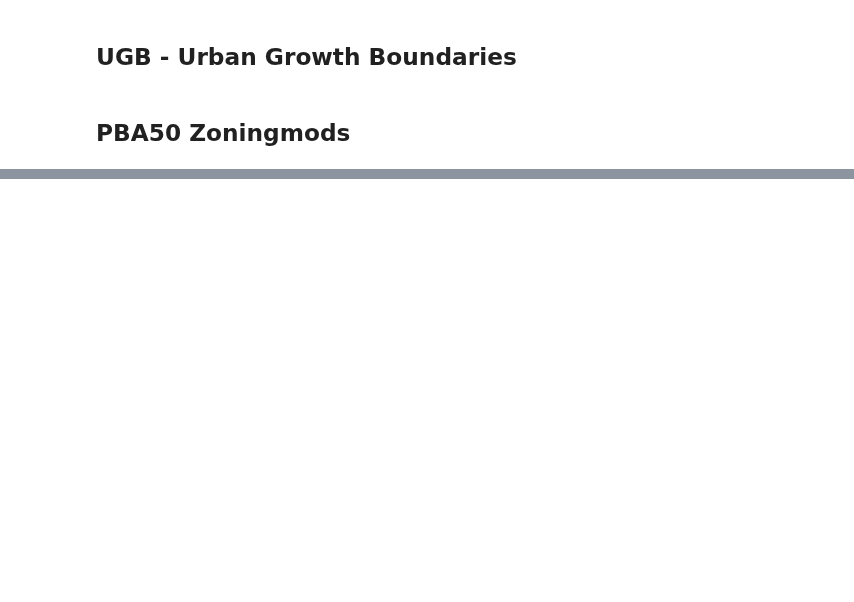
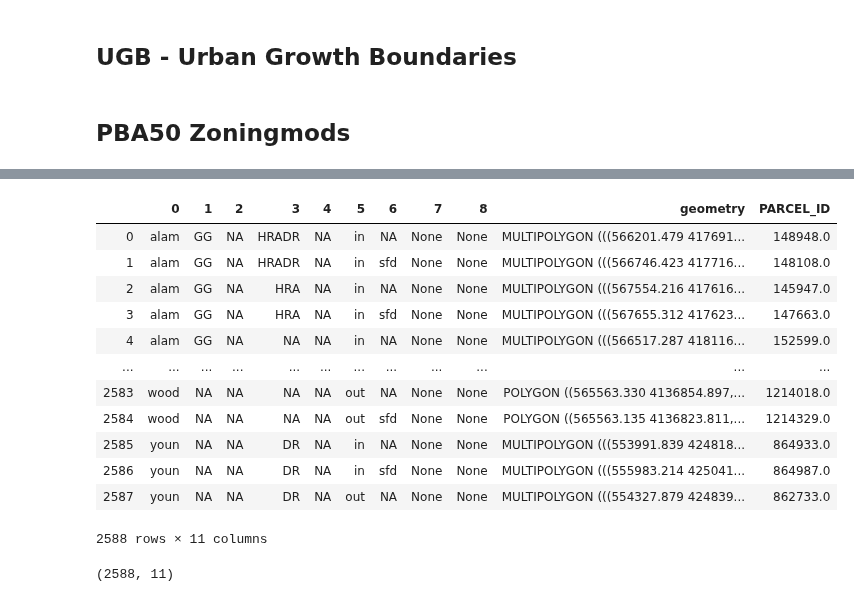
Before and after one commit to BayAreaMetro/petrale, a Jupyter notebook: policies/plu/maps_for_partners/UrbanSim_Input_Mapping.ipynb, the cells around one changed output, grey strips where cells are left out. Drawn from its saved outputs; the diff is of its cells as text; code cells hidden in the pictures; blank space fills up the shorter version.

Commit message:
Update UrbanSim_Input_Mapping.ipynb
Add zoningmods dissolve

```diff
--- a/policies/plu/maps_for_partners/UrbanSim_Input_Mapping.ipynb
+++ b/policies/plu/maps_for_partners/UrbanSim_Input_Mapping.ipynb
@@ -116,0 +141,5 @@ pba50_att_tbl.to_csv('pba50_zoningmods.csv')
+# %%
+pba50_att = pba50_att_raw[['PARCEL_ID', 'COUNTY_ID', 'juris_id', 'gg_id', 'tra_id', 'sesit_id', 'ppa_id', 'exp2020_id', 'pba50chcat', 'exsfd_id', 'chcatwsfd', 'pba50zoningmodcat', 'nodev']]
+pba50_att['modTemp'] = pba50_att[['juris_id', 'gg_id', 'tra_id', 'sesit_id', 'ppa_id', 'exp2020_id', 'exsfd_id', 'chcatwsfd']].apply(lambda row: '_'.join(row.values.astype(str)), axis=1)
+p10 = p10_geo[['PARCEL_ID','geometry']]
+zoningmods = pba50_att[['PARCEL_ID','modTemp']].merge(p10, on = 'PARCEL_ID', how = 'right')
@@ -116,0 +151,16 @@ pba50_att_tbl.to_csv('pba50_zoningmods.csv')
+# %%
+gdf = gpd.GeoDataFrame(zoningmods, geometry='geometry')
+gdf.to_file('MapForShare/pba50_zoningmods_20200330.shp')
+# %%
+print(gdf.shape)
+gdf2 = gdf.loc[gdf.geometry.notnull(),:]
+print(gdf2.shape)
+# %%
+# dissolve by pba50zoningmodca
+gdf2['geometry'] = gdf2.buffer(0.001)
+try:
+    zoningmod_dis = gdf2.dissolve(by='modTemp',as_index=False)
+except:
+    print(gdf2.modTemp)
+
+display(zoningmod_dis.head())
@@ -116,0 +178,18 @@ pba50_att_tbl.to_csv('pba50_zoningmods.csv')
+# %%
+df = pd.DataFrame(zoningmod_dis, copy=True)
+df_split = pd.concat([df['modTemp'].str.split('_', expand=True), df['geometry'],df['PARCEL_ID']], axis=1)
+display(df_split)
+# %% [output]
+|  | 0 | 1 | 2 | 3 | 4 | 5 | 6 | 7 | 8 | geometry | PARCEL_ID |
+| 0 | alam | GG | NA | HRADR | NA | in | NA | None | None | MULTIPOLYGON (((566201.479 417691... | 148948.0 |
+| 1 | alam | GG | NA | HRADR | NA | in | sfd | None | None | MULTIPOLYGON (((566746.423 417716... | 148108.0 |
+| 2 | alam | GG | NA | HRA | NA | in | NA | None | None | MULTIPOLYGON (((567554.216 417616... | 145947.0 |
+| 3 | alam | GG | NA | HRA | NA | in | sfd | None | None | MULTIPOLYGON (((567655.312 417623... | 147663.0 |
+| 4 | alam | GG | NA | NA | NA | in | NA | None | None | MULTIPOLYGON (((566517.287 418116... | 152599.0 |
+| ... | ... | ... | ... | ... | ... | ... | ... | ... | ... | ... | ... |
+| 2583 | wood | NA | NA | NA | NA | out | NA | None | None | POLYGON ((565563.330 4136854.897,... | 1214018.0 |
+| 2584 | wood | NA | NA | NA | NA | out | sfd | None | None | POLYGON ((565563.135 4136823.811,... | 1214329.0 |
+| 2585 | youn | NA | NA | DR | NA | in | NA | None | None | MULTIPOLYGON (((553991.839 424818... | 864933.0 |
+| 2586 | youn | NA | NA | DR | NA | in | sfd | None | None | MULTIPOLYGON (((555983.214 425041... | 864987.0 |
+| 2587 | youn | NA | NA | DR | NA | out | NA | None | None | MULTIPOLYGON (((554327.879 424839... | 862733.0 |
+2588 rows × 11 columns
@@ -116,0 +201,5 @@ pba50_att_tbl.to_csv('pba50_zoningmods.csv')
+# %%
+print(dissolved.shape)
+display(dissolved.head())
+# %% [output]
+(2588, 11)
```
Also changed, not shown: parts of 19 cells of this notebook.
